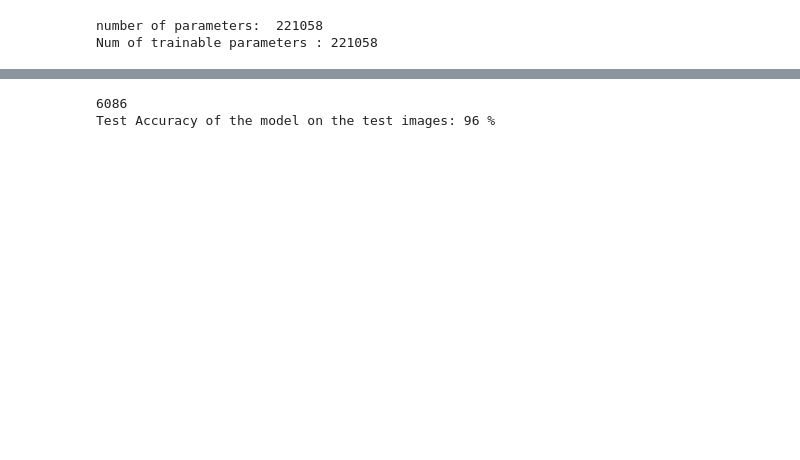
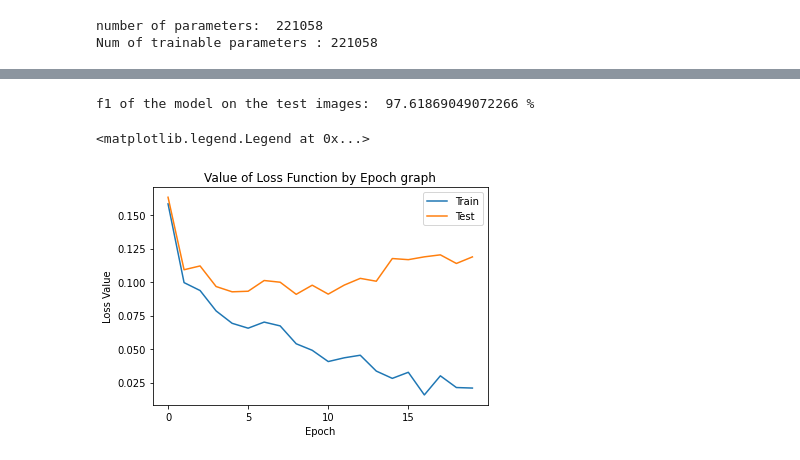
Before and after one commit to ranikh97/mask_detection, a Jupyter notebook: Training.ipynb, the cells around one changed output, grey strips where cells are left out. Drawn from its saved outputs; the diff is of its cells as text; code cells hidden in the pictures; blank space fills up the shorter version.

Commit message:
Training File Update

```diff
--- a/Training.ipynb
+++ b/Training.ipynb
@@ -32,20 +32,22 @@ class ImageDataset(Dataset):
             image = self.transform(image)
 
         label = int(file.split('_')[1].split('.')[0])
-        return image,label
+        return image,label,file
 # %%
 # Hyper Parameters
 num_epochs = 10
 batch_size = 100
 learning_rate = 0.001
 
-transform = transforms.Compose([transforms.Resize((48,48)),transforms.ToTensor()])
-train_dataset = ImageDataset(ROOT,transform)
+transform_train = transforms.Compose([transforms.Resize((48,48)),transforms.ToTensor(),transforms.Normalize((0.5226, 0.4494, 0.4206), (0.2336, 0.2224, 0.2187))])
+transform_test = transforms.Compose([transforms.Resize((48,48)),transforms.ToTensor(),transforms.Normalize((0.5226, 0.4494, 0.4206), (0.2336, 0.2224, 0.2187))])
+
+train_dataset = ImageDataset(ROOT,transform_train)
 train_loader = torch.utils.data.DataLoader(dataset=train_dataset,
                                            batch_size=batch_size,
-                                           shuffle=False)
+                                           shuffle=True)
 
-test_dataset = ImageDataset(TestFolder,transform)
+test_dataset = ImageDataset(TestFolder,transform_test)
 test_loader = torch.utils.data.DataLoader(dataset=test_dataset,
                                            batch_size=batch_size,
                                            shuffle=False)
@@ -107,20 +109,3 @@ print(f'Num of trainable parameters : {sum(p.numel() for p in model.parameters()
 # %% [output]
 number of parameters:  221058
 Num of trainable parameters : 221058
-# %%
-for epoch in range(num_epochs):
-    for i, (images, labels) in enumerate(train_loader):
-        images = to_gpu(images)
-        labels = to_gpu(labels)
-
-        optimizer.zero_grad()
-        outputs = model(images)
-
-        loss = criterion(outputs, labels)
-        loss.backward()
-        optimizer.step()
-
-        if (i+1) % 100 == 0:
-            print ('Epoch [%d/%d], Iter [%d/%d] Loss: %.4f'
-                   %(epoch+1, num_epochs, i+1,
-                     len(train_dataset)//batch_size, loss.item()))
@@ -138,19 +228,23 @@ Epoch [10/10], Iter [100/182] Loss: 0.0619
 # %%
 model.eval()
-correct = 0
-total = 0
-i=0
-for images, labels in test_loader:
+tp = 0.0
+fp = 0.0
+fn = 0.0
+tn = 0.0
+for images, labels,files in test_loader:
     images = to_gpu(images)
     outputs = model(images)
 
     _, predicted = torch.max(outputs.data, 1)
 
-    total+= labels.size(0)
-    correct += (predicted.cpu() == labels).sum()
-    i+=1
+    tp += ((predicted.cpu() == 1) & (labels==1)).sum()
+    fp += ((predicted.cpu() == 1) & (labels==0)).sum()
+    fn += ((predicted.cpu() == 0) & (labels==1)).sum()
+    tn += ((predicted.cpu() == 0) & (labels==0)).sum()
 
-print('Test Accuracy of the model on the test images: %d %%' % (100 * correct / total))
+
+f1 = 100*((2 * tp) / (2*tp + fp + fn))
+
+print('f1 of the model on the test images: ',f1.item(),'%')
 # %% [output]
-6086
-Test Accuracy of the model on the test images: 96 %
+f1 of the model on the test images:  97.61869049072266 %
@@ -156,0 +264,11 @@ Test Accuracy of the model on the test images: 96 %
+# %%
+plt.locator_params(nbins=8)
+plt.plot(train_losses,label='Train')
+plt.plot(test_losses,label='Test')
+plt.xlabel('Epoch')
+plt.ylabel('Loss Value')
+plt.title('Value of Loss Function by Epoch graph')
+plt.legend()
+# %% [output]
+<matplotlib.legend.Legend at 0x...>
+[figure, added]
```
Also changed, not shown: parts of 8 cells of this notebook.
